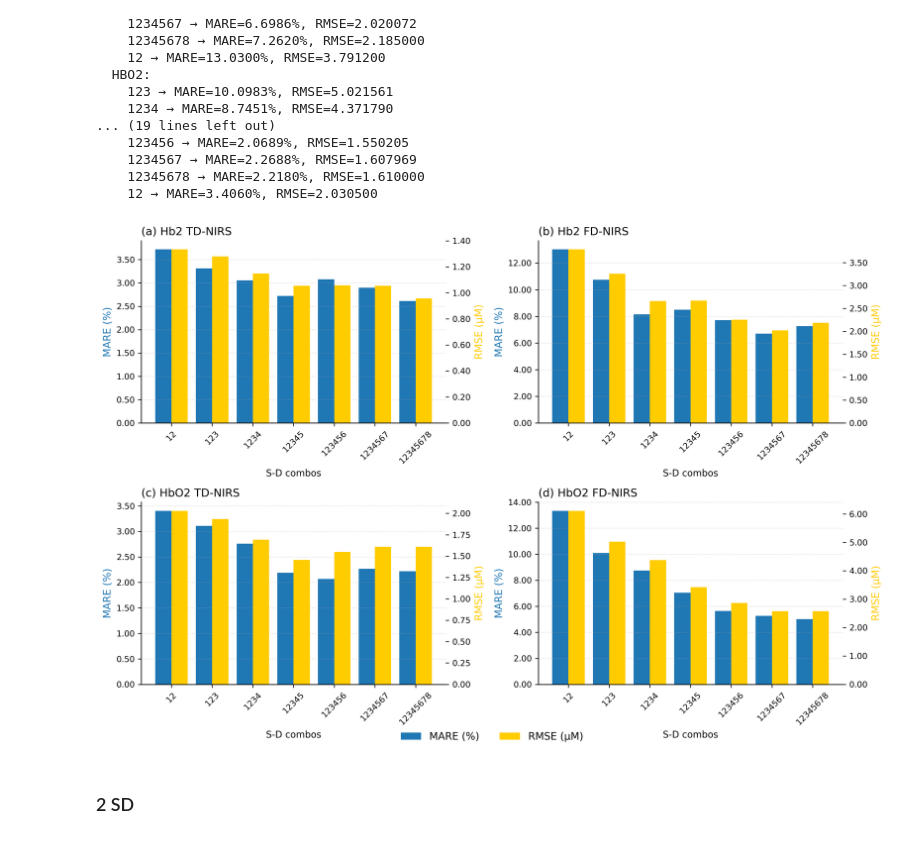
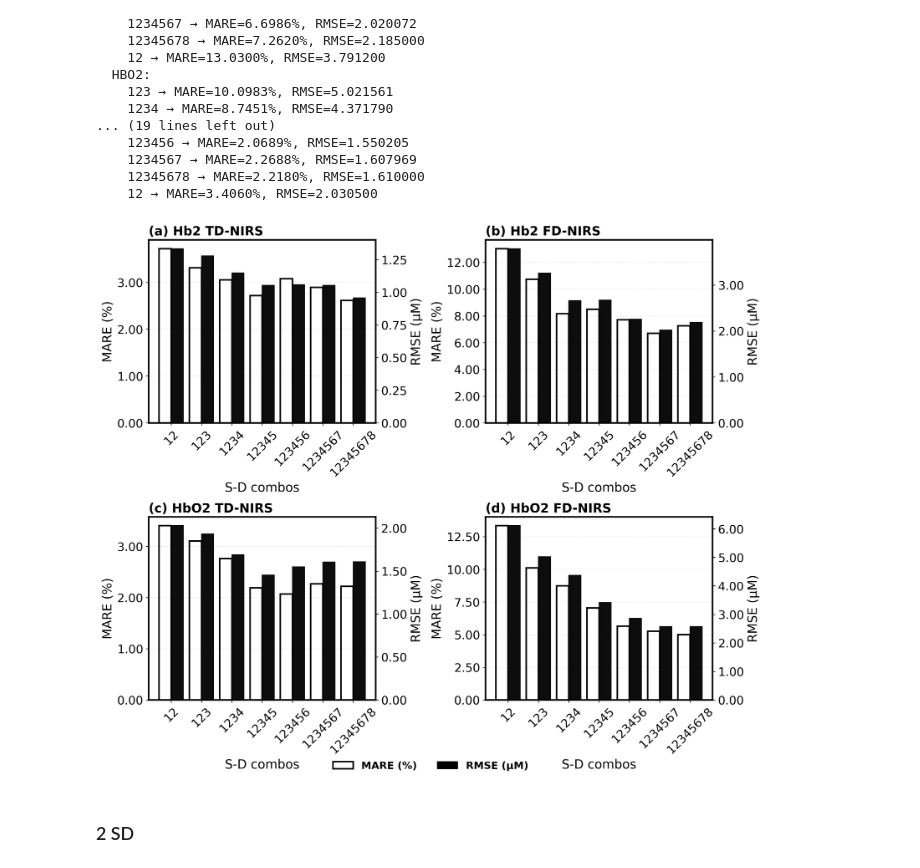
Before and after one commit to HaiyangTa/fdnirs_simulation_2layer, a Jupyter notebook: Fittings/stage2/SD_combo_exploration/visualization.ipynb, the cells around one changed output. Saved outputs shown, nothing was run; the diff lists cells and outputs as text; code cells hidden in the pictures.

Commit message:
update plottings

```diff
--- a/Fittings/stage2/SD_combo_exploration/visualization.ipynb
+++ b/Fittings/stage2/SD_combo_exploration/visualization.ipynb
@@ -298,28 +339,10 @@ FD metrics
 # %%
 import numpy as np
 import matplotlib.pyplot as plt
+from matplotlib.ticker import FormatStrFormatter
+from matplotlib.patches import Patch
 
-BLUE   = "#1f77b4"
-YELLOW = "#ffcc00"
-
-def _sorted_keys(d):
-    return sorted(d.keys(), key=lambda k: (len(str(k)), k))
-
-def _extract_series(block):
-    """block = { key: {'MARE(%)': ..., 'RMSE': ...}, ... }"""
-    if not block:
-        return [], np.array([]), np.array([])
-    keys = _sorted_keys(block)
-    mare = np.array([block[k]['MARE(%)'] for k in keys])
-    rmse = np.array([block[k]['RMSE']    for k in keys])
-    return keys, mare, rmse
-
-import numpy as np
-import matplotlib.pyplot as plt
-from matplotlib.ticker import FormatStrFormatter
-
-BLUE   = "#1f77b4"
-YELLOW = "#ffcc00"
+BLACK = "#000000"
 
 def _sorted_keys(d):
     return sorted(d.keys(), key=lambda k: (len(str(k)), k))
@@ -333,71 +356,87 @@ def _extract_series(block):
     return keys, mare, rmse
 
 def plot_fd_td_bar_2x2(fd_metrics, td_metrics):
-    fig, axes = plt.subplots(2, 2, figsize=(12, 8), dpi=300)
+    fig, axes = plt.subplots(2, 2, figsize=(12, 10), dpi=300)
     plt.subplots_adjust(bottom=0.18)
 
     panels = [
-        (0, 0, 'HHB2', 'TD', '(a) Hb2 TD‑NIRS'),
-        (0, 1, 'HHB2', 'FD', '(b) Hb2 FD‑NIRS'),
-        (1, 0, 'HBO2', 'TD', '(c) HbO2 TD‑NIRS'),
-        (1, 1, 'HBO2', 'FD', '(d) HbO2 FD‑NIRS'),
+        (0, 0, 'HHB2', 'TD', '(a) Hb2 TD-NIRS'),
+        (0, 1, 'HHB2', 'FD', '(b) Hb2 FD-NIRS'),
+        (1, 0, 'HBO2', 'TD', '(c) HbO2 TD-NIRS'),
+        (1, 1, 'HBO2', 'FD', '(d) HbO2 FD-NIRS'),
     ]
 
     legend_handles = None
+    SPINE_LW = 2.0
+    TITLE_FS, LABEL_FS, TICK_FS, LEGEND_FS = 16, 16, 15, 13
 
     for (r, c, chrom, domain, title) in panels:
         ax  = axes[r, c]
         ax2 = ax.twinx()
 
         block = (fd_metrics if domain == 'FD' else td_metrics).get(chrom, {})
         keys, mare, rmse = _extract_series(block)
         if len(keys) == 0:
-            ax.set_visible(False)
-            ax2.set_visible(False)
+            ax.set_visible(False); ax2.set_visible(False)
             continue
 
         x = np.arange(len(keys))
         width = 0.4
 
-        b1 = ax.bar(x - width/2, mare, width, color=BLUE,   label='MARE (%)')
-        b2 = ax2.bar(x + width/2, rmse, width, color=YELLOW, label=r'RMSE (µM)')
+        # MARE: hollow bars (black outline)
+        b1 = ax.bar(x - width/2, mare, width,
+                    facecolor='none', edgecolor=BLACK, linewidth=2.0,
+                    label='MARE (%)')
+        # RMSE: solid black bars
+        b2 = ax2.bar(x + width/2, rmse, width,
+                     facecolor=BLACK, edgecolor=BLACK, alpha=0.95,
+                     label=r'RMSE (µM)')
 
         if legend_handles is None:
             legend_handles = (b1, b2)
 
-        ax.set_title(title, loc='left', fontsize=12)
+        ax.set_title(title, loc='left', fontsize=TITLE_FS, fontweight='bold', color=BLACK)
+        #ax.set_xlabel('S-D combos', fontsize=LABEL_FS, fontweight='bold', color=BLACK)
+        ax.set_xlabel('S-D combos', fontsize=LABEL_FS, color=BLACK)
+        ax.set_ylabel('MARE (%)',   fontsize=LABEL_FS, color=BLACK)
+        ax2.set_ylabel(r'RMSE (µM)', fontsize=LABEL_FS, color=BLACK)
+
         ax.set_xticks(x)
-        ax.set_xticklabels([str(k) for k in keys], rotation=45, fontsize=9)
+        ax.set_xticklabels([str(k) for k in keys], rotation=45)
 
-        ax.set_xlabel('S‑D combos', fontsize=10)
-        ax.set_ylabel('MARE (%)', color=BLUE, fontsize=11)
-        ax2.set_ylabel(r'RMSE (µM)', color=YELLOW, fontsize=11)
+        ax.yaxis.set_major_formatter(FormatStrFormatter('%.2f'))
+        ax2.yaxis.set_major_formatter(FormatStrFormatter('%.2f'))
+        ax.set_ylim(bottom=0); ax2.set_ylim(bottom=0)
 
-        # --- force 2 decimal places & non‑negative limits ------------------ #
-        ax.yaxis.set_major_formatter(FormatStrFormatter('%.2f'))    # <<<
-        ax2.yaxis.set_major_formatter(FormatStrFormatter('%.2f'))   # <<<
-        ax.set_ylim(bottom=0)                                       # <<<
-        ax2.set_ylim(bottom=0)                                      # <<<
-        # ------------------------------------------------------------------- #
+        ax.tick_params(axis='both', labelsize=TICK_FS, colors=BLACK)
+        ax2.tick_params(axis='both', labelsize=TICK_FS, colors=BLACK)
+        plt.setp(ax.get_xticklabels(),  color=BLACK, fontsize=TICK_FS)
+        plt.setp(ax.get_yticklabels(),  color=BLACK, fontsize=TICK_FS)
+        plt.setp(ax2.get_yticklabels(), color=BLACK, fontsize=TICK_FS)
 
         for a in (ax, ax2):
-            a.spines['top'].set_visible(False)
-            a.spines['right'].set_visible(False)
-            a.tick_params(axis='y', labelsize=9)
+            for spine in a.spines.values():
+                spine.set_visible(True)
+                spine.set_linewidth(SPINE_LW)
+                spine.set_edgecolor(BLACK)
+            a.set_axisbelow(True)
+
         ax.grid(axis='y', linestyle=':', alpha=0.5)
 
     if legend_handles is not None:
-        labels = [h.get_label() for h in legend_handles]
-        fig.legend(legend_handles, labels, loc='lower center', ncol=2,
-                   frameon=False, fontsize=11)
+        mare_patch = Patch(facecolor='none', edgecolor=BLACK, linewidth=2.0, label='MARE (%)')
+        rmse_patch = Patch(facecolor=BLACK, edgecolor=BLACK, label=r'RMSE (µM)')
+        fig.legend([mare_patch, rmse_patch], ['MARE (%)', r'RMSE (µM)'],
+                   loc='lower center', ncol=2, frameon=False, prop={'weight':'bold', 'size':LEGEND_FS})
 
     plt.tight_layout()
     plt.show()
 
 
+
 plot_fd_td_bar_2x2(fd_metrics, td_metrics)
 # %% [output]
-[figure, old version]
+[figure, new version]
 # %% [markdown]
 ### 2 SD
 # %%
```
Also changed, not shown: parts of 5 cells of this notebook.
